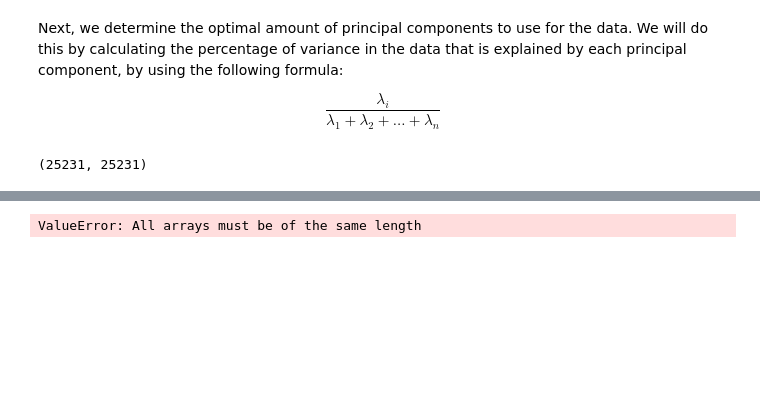
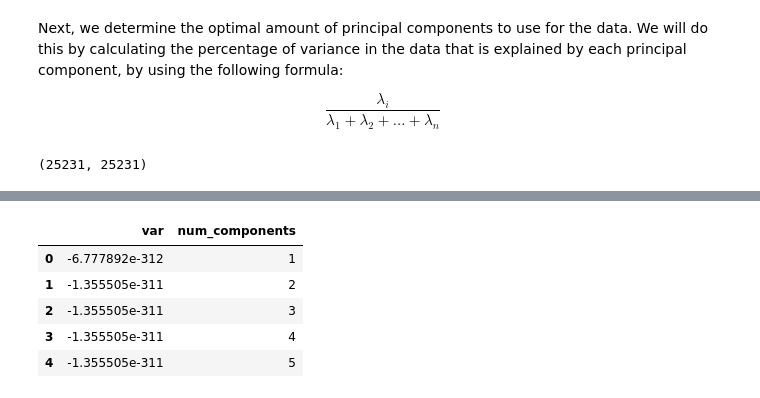
Before and after one commit to Sgipn/Vehicle_Classification, a Jupyter notebook: notebooks/project_draft.ipynb, the cells around one changed output, grey strips where cells are left out. Drawn from its saved outputs; the diff is of its cells as text; code cells hidden in the pictures; blank space fills up the shorter version.

```diff
--- a/notebooks/project_draft.ipynb
+++ b/notebooks/project_draft.ipynb
@@ -220,12 +226,17 @@ print(np.shape(var_explained))
 # %%
 plot_df = pd.DataFrame(data = {
     "var":var_explained,
-    "num_components": list(range(1,len(var_explained)))
+    "num_components": list(range(1,len(var_explained)+1))
 })
 
 plot_df.head()
 # %% [output]
-ValueError: All arrays must be of the same length
+|  | var | num_components |
+| 0 | -6.777892e-312 | 1 |
+| 1 | -1.355505e-311 | 2 |
+| 2 | -1.355505e-311 | 3 |
+| 3 | -1.355505e-311 | 4 |
+| 4 | -1.355505e-311 | 5 |
 # %%
 #create plot:
 var_plot = p9.ggplot(data = plot_df)
```
Also changed, not shown: parts of 4 cells of this notebook.
